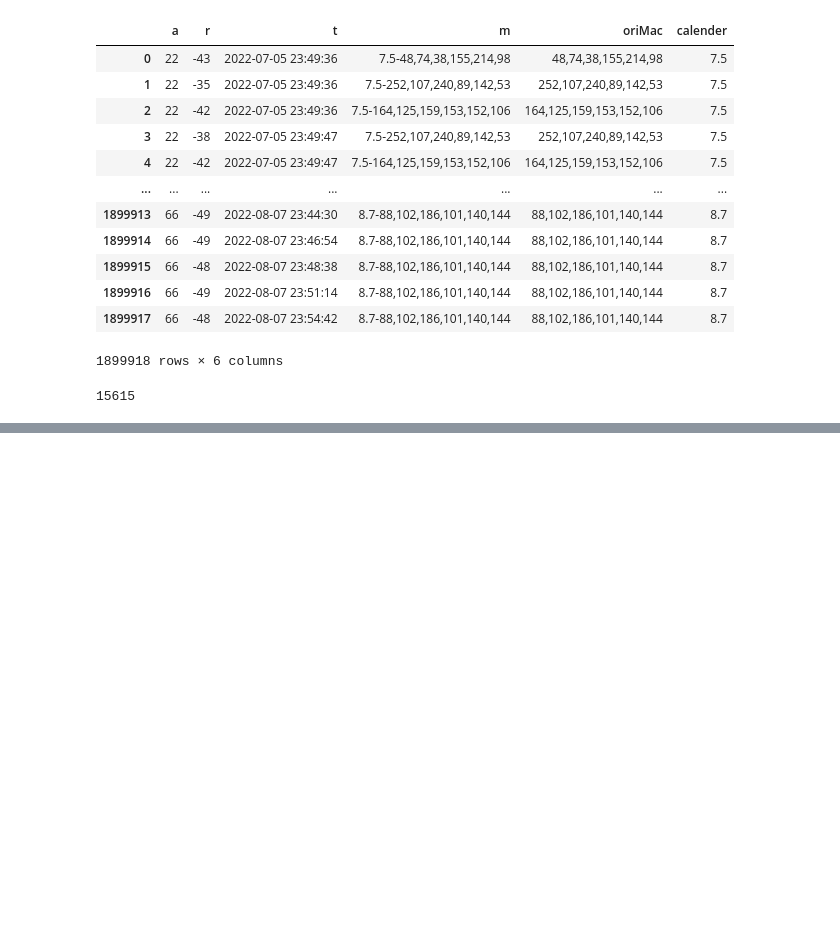
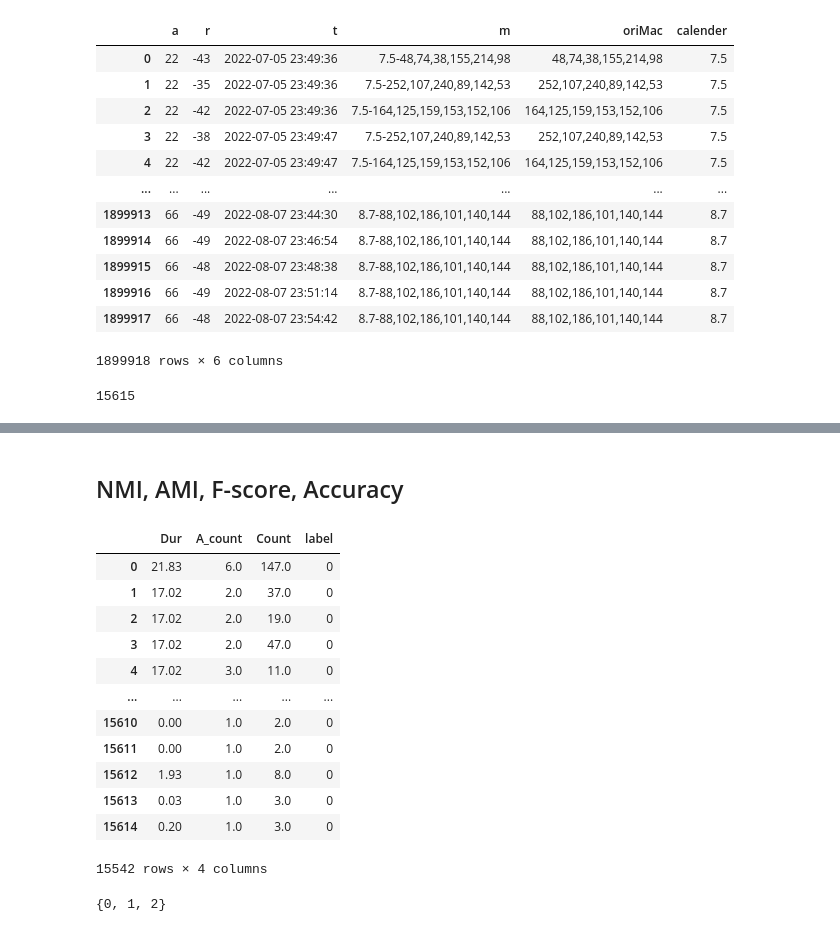
Before and after one commit to RickH-Arch/MEIRL-GAIL-Behavior-Cloning, a Jupyter notebook: wifi_track_data/wifi_track_data_clean_advanced.ipynb, the cells around one changed output, grey strips where cells are left out. Drawn from its saved outputs; the diff is of its cells as text; code cells hidden in the pictures; blank space fills up the shorter version.

```diff
--- a/wifi_track_data/wifi_track_data_clean_advanced.ipynb
+++ b/wifi_track_data/wifi_track_data_clean_advanced.ipynb
@@ -258,0 +217,3 @@ fig.show()
+# %%
+df_dbscan = df_sta.reindex(columns = ['Dur','A_count','Count'])
+df_dbscan
@@ -258,0 +234,6 @@ fig.show()
+# %%
+def EliminateNoise(df,labels):
+    df_result = df.copy()
+    df_result['label'] = labels
+    df_result = df_result[df_result.label != -1]
+    return df_result
@@ -258,0 +397,27 @@ fig.show()
+# %% [markdown]
+## NMI, AMI, F-score, Accuracy
+# %%
+dbscan = DBSCAN(eps=76, min_samples=5)
+cluster = dbscan.fit(df_dbscan)
+# %%
+set(cluster.labels_)
+df_result = EliminateNoise(df_dbscan,cluster.labels_)
+df_result
+# %% [output]
+|  | Dur | A_count | Count | label |
+| 0 | 21.83 | 6.0 | 147.0 | 0 |
+| 1 | 17.02 | 2.0 | 37.0 | 0 |
+| 2 | 17.02 | 2.0 | 19.0 | 0 |
+| 3 | 17.02 | 2.0 | 47.0 | 0 |
+| 4 | 17.02 | 3.0 | 11.0 | 0 |
+| ... | ... | ... | ... | ... |
+| 15610 | 0.00 | 1.0 | 2.0 | 0 |
+| 15611 | 0.00 | 1.0 | 2.0 | 0 |
+| 15612 | 1.93 | 1.0 | 8.0 | 0 |
+| 15613 | 0.03 | 1.0 | 3.0 | 0 |
+| 15614 | 0.20 | 1.0 | 3.0 | 0 |
+15542 rows × 4 columns
+# %%
+set(df_result.label)
+# %% [output]
+{0, 1, 2}
```
Also changed, not shown: parts of 22 cells of this notebook, 1 other file.
